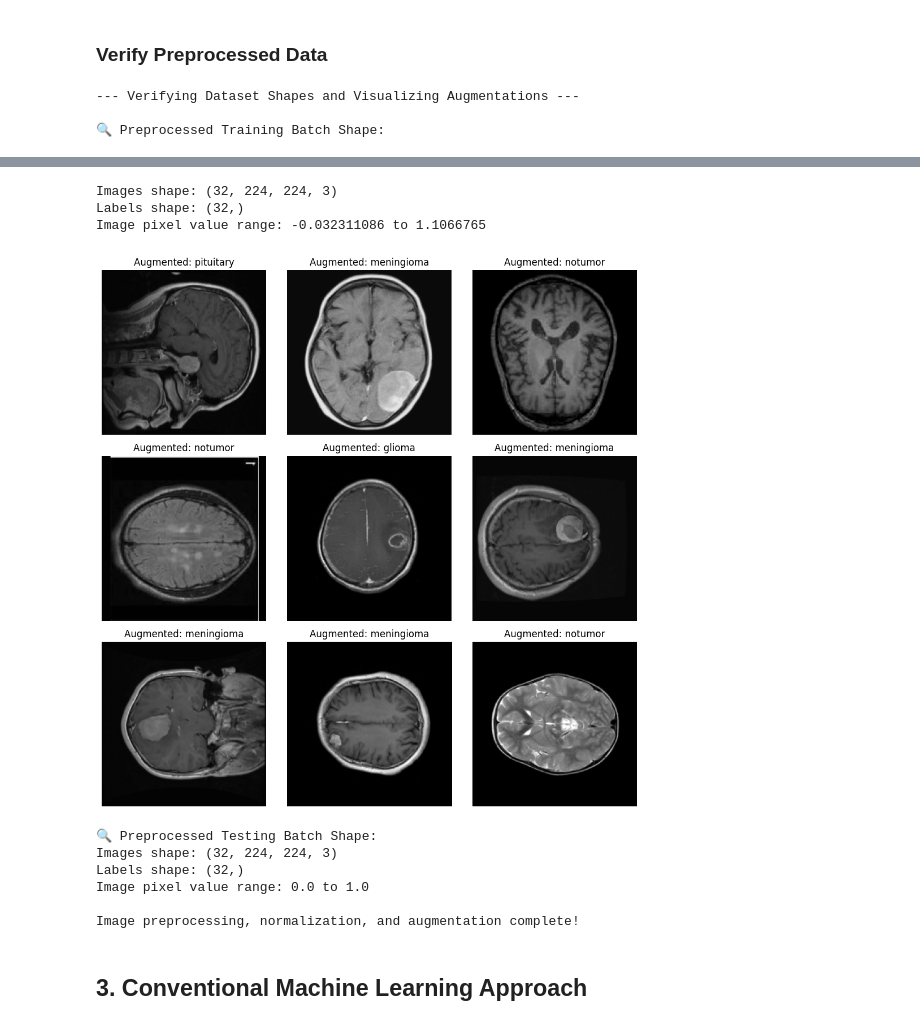
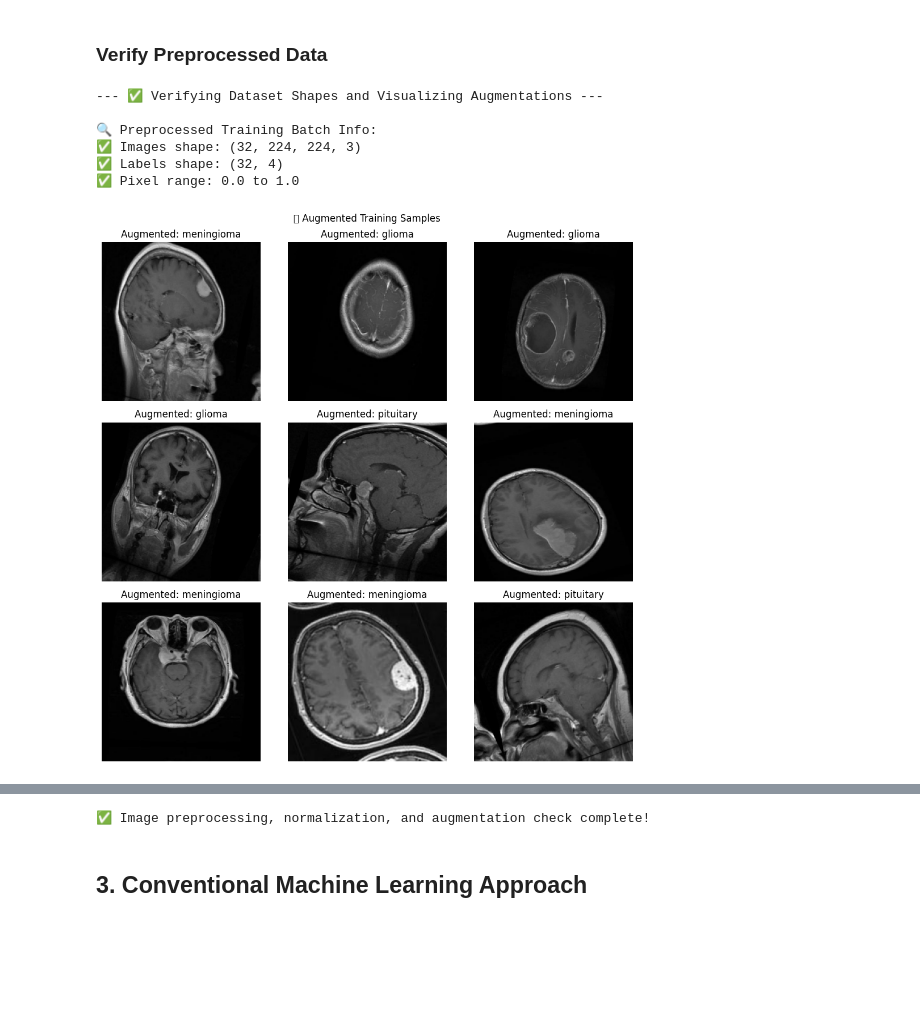
Before and after one commit to 2300914/CSC3109_ML, a Jupyter notebook: T16.ipynb, the cells around one changed output, grey strips where cells are left out. Drawn from its saved outputs; the diff is of its cells as text; code cells hidden in the pictures; blank space fills up the shorter version.

Commit message:
Updated preprocessing, and random forest model

```diff
--- a/T16.ipynb
+++ b/T16.ipynb
@@ -782,42 +684,62 @@ Testing dataset created with 187 images.
 # %% [markdown]
 ### Verify Preprocessed Data
 # %%
-# --- Verify Dataset and Visualize Augmentations ---
+import matplotlib.pyplot as plt
+import tensorflow as tf
 
-print("\n--- Verifying Dataset Shapes and Visualizing Augmentations ---")
+print("\n--- ✅ Verifying Dataset Shapes and Visualizing Augmentations ---")
 
-# Inspect one batch from the preprocessed training dataset
-print("\n🔍 Preprocessed Training Batch Shape:")
+# Function to convert one-hot label to class name
+def get_class_name_from_one_hot(label_tensor, class_names):
+    label_index = tf.argmax(label_tensor).numpy()
+    return class_names[label_index]
+
+# Visualize one batch from the preprocessed training dataset
+print("\n🔍 Preprocessed Training Batch Info:")
 for images, labels in train_ds.take(1):
-    print("Images shape:", images.shape) # (batch_size, IMG_HEIGHT, IMG_WIDTH, channels)
-    print("Labels shape:", labels.shape)
-    print("Image pixel value range:", tf.reduce_min(images).numpy(), "to", tf.reduce_max(images).numpy())
+    print("✅ Images shape:", images.shape)  # (batch_size, height, width, channels)
+    print("✅ Labels shape:", labels.shape)
+    print("✅ Pixel range:", tf.reduce_min(images).numpy(), "to", tf.reduce_max(images).numpy())
 
-    # Display some augmented images
+    # Display up to 9 augmented images
     plt.figure(figsize=(10, 10))
-    for i in range(min(9, images.shape[0])): # Display up to 9 images
+    for i in range(min(9, images.shape[0])):
         ax = plt.subplot(3, 3, i + 1)
-        plt.imshow(images[i].numpy()) # Images are now [0, 1] float
-        # Convert numeric label back to class name for display
-        class_name = CLASSES[labels[i].numpy()]
+        plt.imshow(images[i].numpy())
+        class_name = get_class_name_from_one_hot(labels[i], CLASSES)
         plt.title(f"Augmented: {class_name}")
         plt.axis("off")
+    plt.suptitle("📈 Augmented Training Samples")
     plt.tight_layout()
     plt.show()
-    break # Only take one batch
+    break  # Only one batch
 
-# Inspect one batch from the preprocessed testing dataset
-print("\n🔍 Preprocessed Testing Batch Shape:")
+# Visualize one batch from the preprocessed test dataset
+print("\n🔍 Preprocessed Test Batch Info:")
 for images, labels in test_ds.take(1):
-    print("Images shape:", images.shape)
-    print("Labels shape:", labels.shape)
-    print("Image pixel value range:", tf.reduce_min(images).numpy(), "to", tf.reduce_max(images).numpy())
-    # No need to visualize augmented images for test_ds as it's not augmented.
-    # Can display raw test images if desired, similar to initial inspection.
+    print("✅ Images shape:", images.shape)
+    print("✅ Labels shape:", labels.shape)
+    print("✅ Pixel range:", tf.reduce_min(images).numpy(), "to", tf.reduce_max(images).numpy())
+
+    # Optional: Display a few test images
+    plt.figure(figsize=(10, 10))
+    for i in range(min(9, images.shape[0])):
+        ax = plt.subplot(3, 3, i + 1)
+        plt.imshow(images[i].numpy())
+        class_name = get_class_name_from_one_hot(labels[i], CLASSES)
+        plt.title(f"Test: {class_name}")
+        plt.axis("off")
+    plt.suptitle("🧪 Test Set Samples")
+    plt.tight_layout()
+    plt.show()
     break
 
-print("\nImage preprocessing, normalization, and augmentation complete!")
+print("\n✅ Image preprocessing, normalization, and augmentation check complete!")
 # %% [output]
---- Verifying Dataset Shapes and Visualizing Augmentations ---
+--- ✅ Verifying Dataset Shapes and Visualizing Augmentations ---
 
-🔍 Preprocessed Training Batch Shape:
+🔍 Preprocessed Training Batch Info:
+✅ Images shape: (32, 224, 224, 3)
+✅ Labels shape: (32, 4)
+✅ Pixel range: 0.0 to 1.0
+[figure, new version]
@@ -828,13 +751,4 @@ WARNING:matplotlib.image:Clipping input data to the valid range for imshow with
-Images shape: (32, 224, 224, 3)
-Labels shape: (32,)
-Image pixel value range: -0.032311086 to 1.1066765
+✅ Image preprocessing, normalization, and augmentation check complete!
-[figure, old version]
-🔍 Preprocessed Testing Batch Shape:
-Images shape: (32, 224, 224, 3)
-Labels shape: (32,)
-Image pixel value range: 0.0 to 1.0
-
-Image preprocessing, normalization, and augmentation complete!
 # %% [markdown]
 ## **3. Conventional Machine Learning Approach**
 # %%
```
Also changed, not shown: parts of 28 cells of this notebook.
